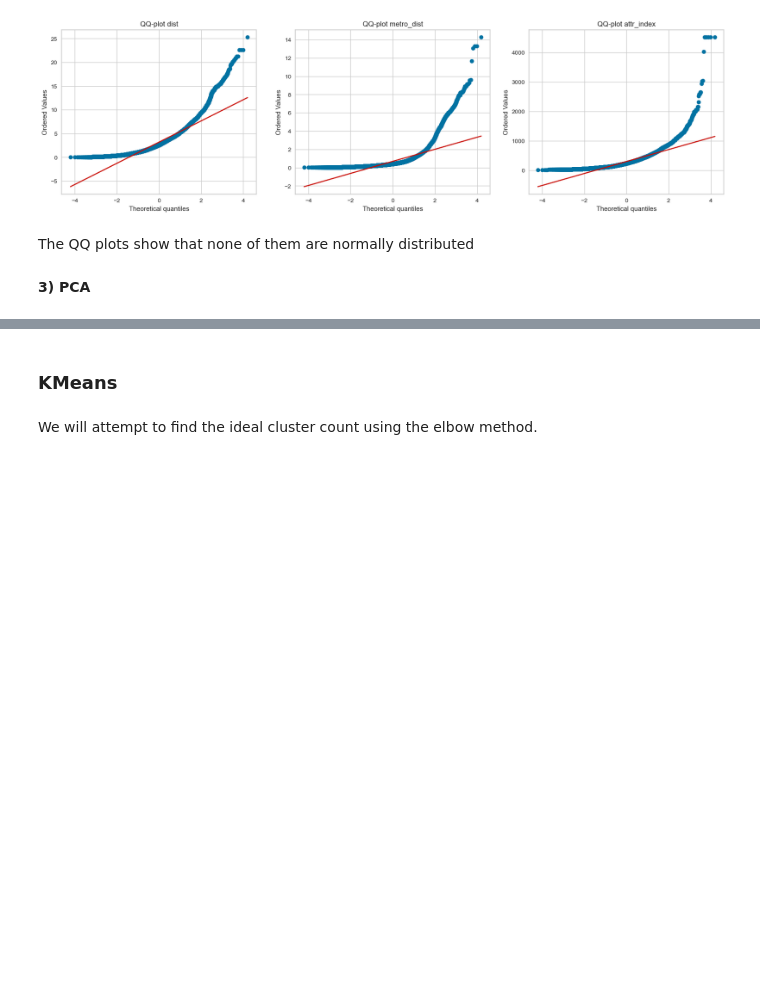
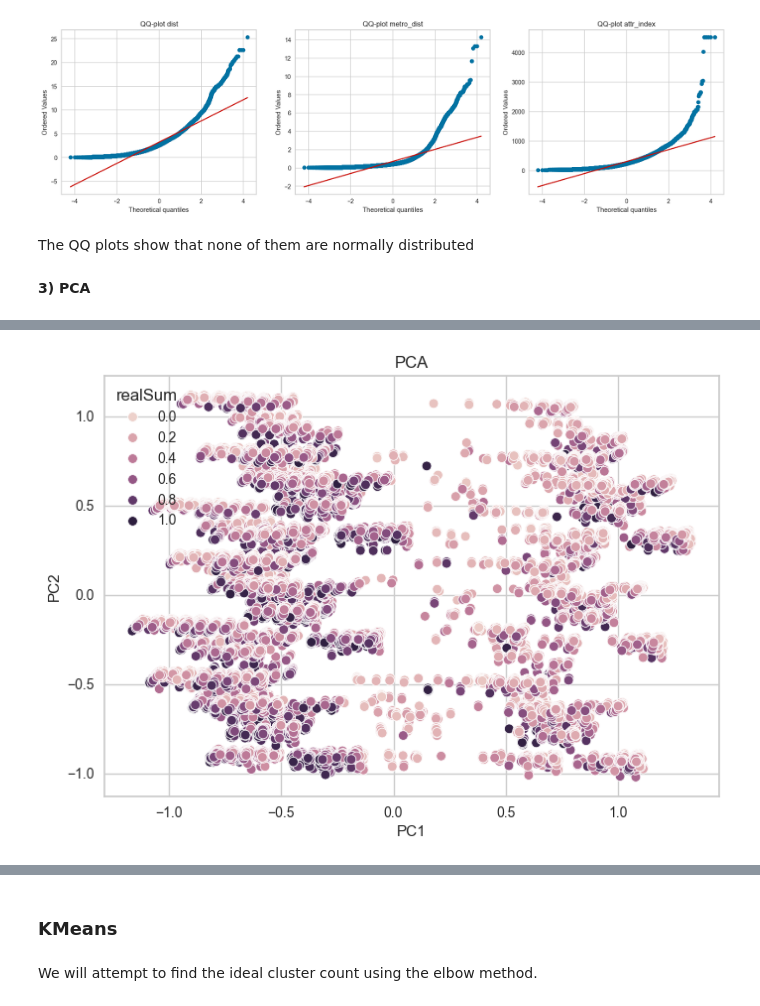
Before and after one commit to AlySemsem/ML_Project, a Jupyter notebook: ML_Project_v2.ipynb, the cells around one changed output, grey strips where cells are left out. Cells and saved outputs as stored; diff of their text form; code cells hidden in the pictures; blank space fills up the shorter version.

```diff
--- a/ML_Project_v2.ipynb
+++ b/ML_Project_v2.ipynb
@@ -373,0 +390,8 @@ df_5.head()
+# %%
+import seaborn as sns
+
+sns.scatterplot(x='PC1', y='PC2', hue='realSum', data=df_2)
+plt.title('PCA')
+plt.show()
+# %% [output]
+[figure, added]
```
Also changed, not shown: parts of 18 cells of this notebook.
